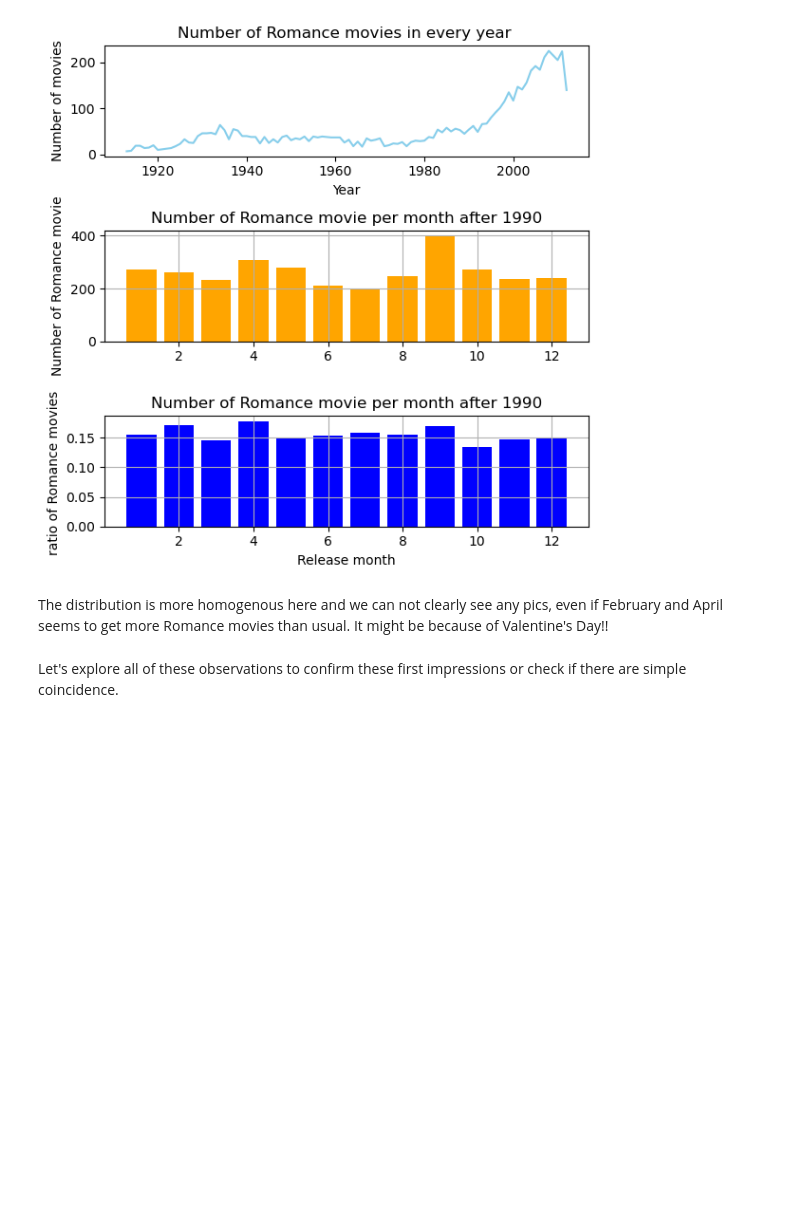
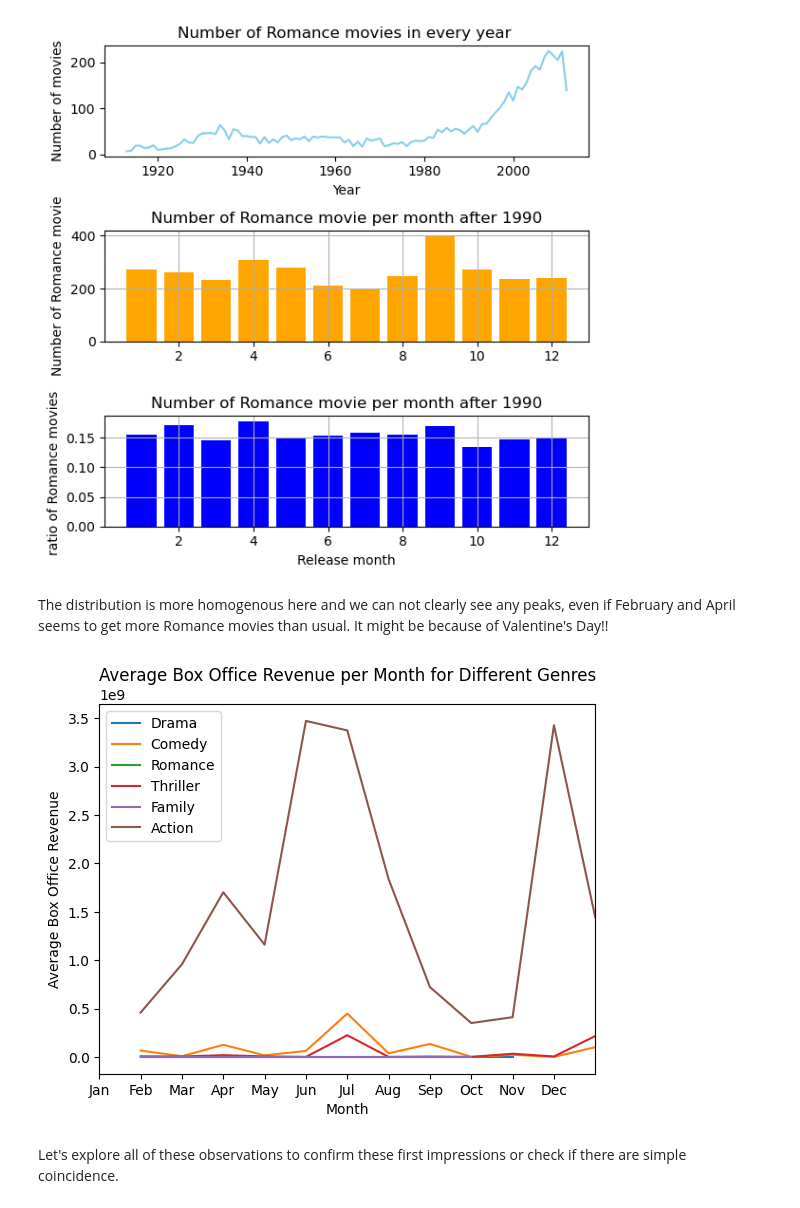
Before and after one commit to epfl-ada/ada-2023-project-dat4k, a Jupyter notebook: P2_final.ipynb, the cells around one changed output. Drawn from its saved outputs; the diff is of its cells as text; code cells hidden in the pictures; blank space fills up the shorter version.

```diff
--- a/P2_final.ipynb
+++ b/P2_final.ipynb
@@ -358,3 +355,7 @@ os.remove('Data/movie.metadata.genres.tsv')
 df_clean_genre.to_csv('Data/movie.metadata.genres.tsv', sep='\t')
 # %% [markdown]
 #### **3) Processing the box office revenue column?**
+# %%
+# Removing the NaN values in the Movie box office revenue column
+df_clean_genre_boxoffice = df_clean_genre#.dropna(subset=['Movie box office revenue'])
+df_clean_genre_boxoffice.head(5)
@@ -439,7 +472,38 @@ visu_P2(df_vis,1990, 'Romance')
 # %% [output]
 [figure]
 # %% [markdown]
-The distribution is more homogenous here and we can not clearly see any pics, even if February and April seems to get more Romance movies than usual. It might be because of Valentine's Day!!
+The distribution is more homogenous here and we can not clearly see any peaks, even if February and April seems to get more Romance movies than usual. It might be because of Valentine's Day!!
+# %%
+monthly_revenue_drama = drama_genres.groupby(drama_genres['Movie release month'])['Movie box office revenue'].sum()
+monthly_revenue_comedy = comedy_genres.groupby(comedy_genres['Movie release month'])['Movie box office revenue'].sum()
+monthly_revenue_romance = romance_genres.groupby(romance_genres['Movie release month'])['Movie box office revenue'].sum()
+monthly_revenue_thriller = thriller_genres.groupby(thriller_genres['Movie release month'])['Movie box office revenue'].sum()
+monthly_revenue_family = family_genres.groupby(family_genres['Movie release month'])['Movie box office revenue'].sum()
+monthly_revenue_action = action_genres.groupby(action_genres['Movie release month'])['Movie box office revenue'].sum()
+
+# calculate the average revenue per month
+average_monthly_revenue_drama = monthly_revenue_drama.groupby(level=0).mean()
+average_monthly_revenue_comedy = monthly_revenue_comedy.groupby(level=0).mean()
+average_monthly_revenue_romance = monthly_revenue_romance.groupby(level=0).mean()
+average_monthly_revenue_thriller = monthly_revenue_thriller.groupby(level=0).mean()
+average_monthly_revenue_family = monthly_revenue_family.groupby(level=0).mean()
+average_monthly_revenue_action = monthly_revenue_action.groupby(level=0).mean()
+
+average_monthly_revenue_drama.plot( kind='line', title='Average Box Office Revenue per Month for Different Genres', label='Drama')
+average_monthly_revenue_comedy.plot( kind='line', label='Comedy')
+average_monthly_revenue_romance.plot( kind='line', label='Romance')
+average_monthly_revenue_thriller.plot( kind='line', label='Thriller')
+average_monthly_revenue_family.plot( kind='line', label='Family')
+average_monthly_revenue_action.plot( kind='line', label='Action')
+
+plt.xlabel('Month')
+plt.ylabel('Average Box Office Revenue')
+plt.xticks(range(0, 12), ['Jan', 'Feb', 'Mar', 'Apr', 'May', 'Jun', 'Jul', 'Aug', 'Sep', 'Oct', 'Nov', 'Dec'])
+plt.xlim(0,12)
+plt.legend()
+plt.show()
+# %% [output]
+[figure, added]
 # %% [markdown]
 Let's explore all of these observations to confirm these first impressions or check if there are simple coincidence.
 # %% [markdown]
```
Also changed, not shown: parts of 5 cells of this notebook.
